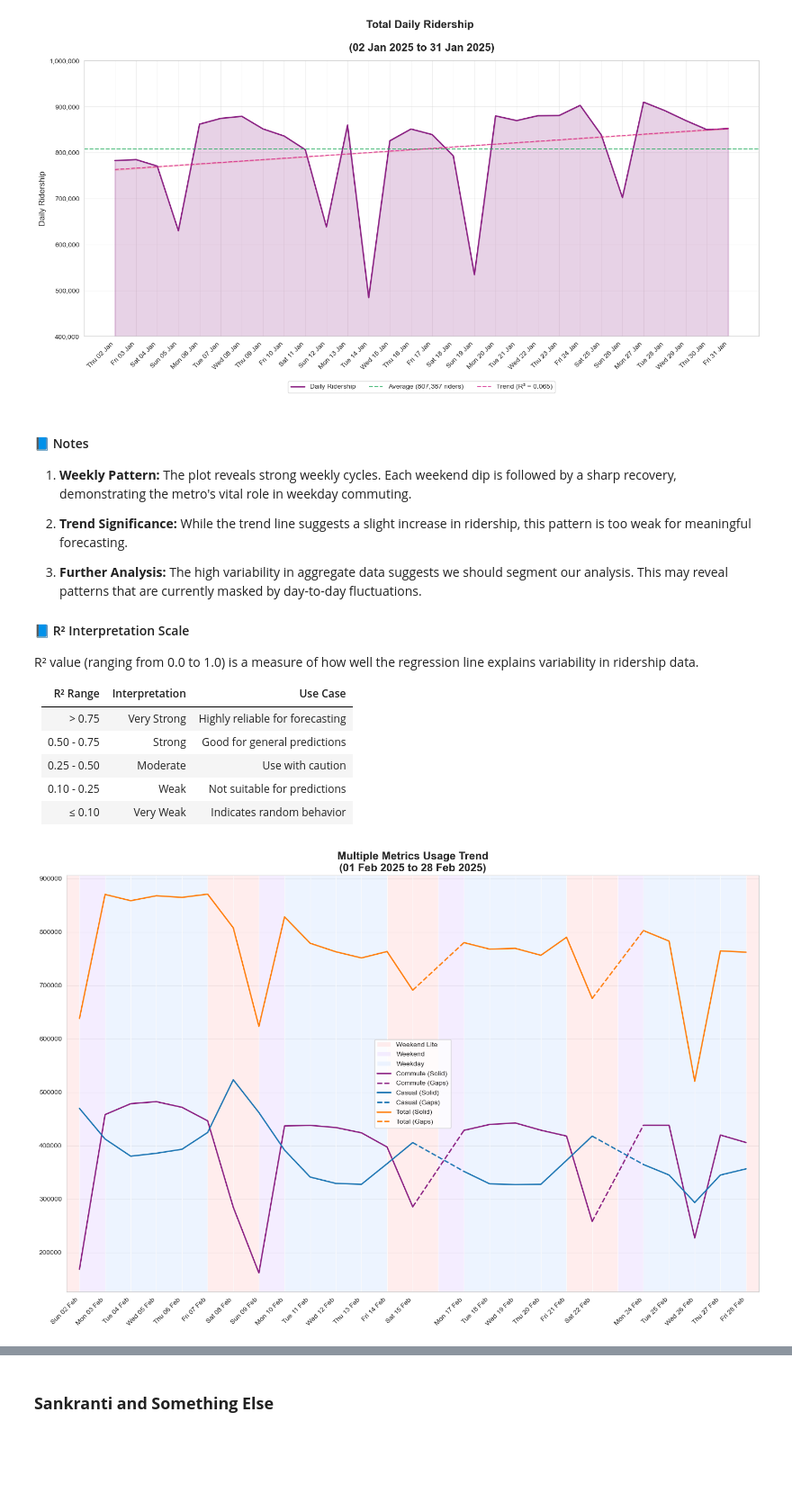
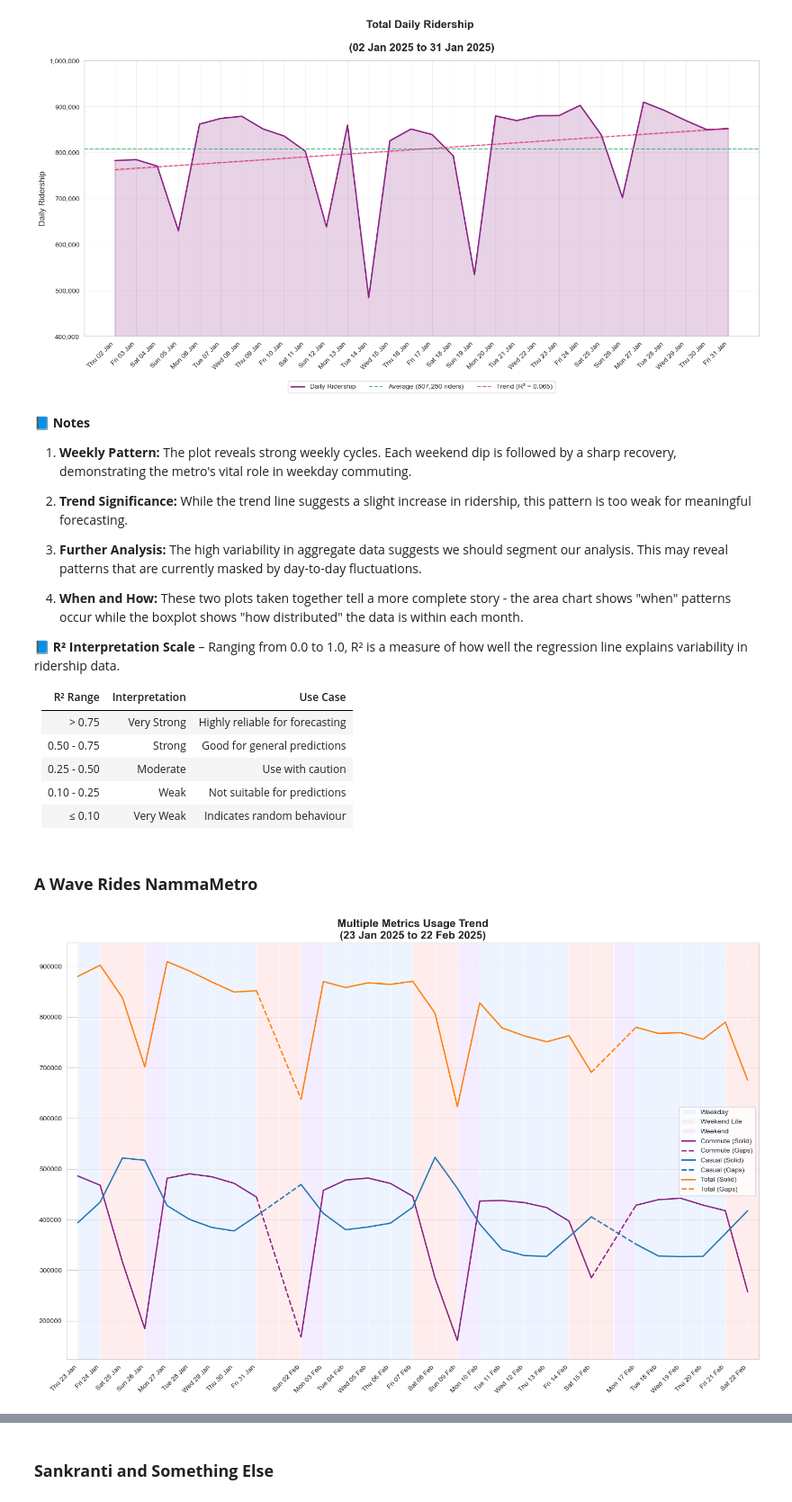
Before and after one commit to thecont1/namma-metro-ridership-tracker, a Jupyter notebook: ridership_3analysis.ipynb, the cells around one changed output, grey strips where cells are left out. Shown at 90% size. Saved outputs shown, nothing was run; the diff lists cells and outputs as text; code cells hidden in the pictures; blank space fills up the shorter version.

```diff
--- a/ridership_3analysis.ipynb
+++ b/ridership_3analysis.ipynb
@@ -310,7 +312,7 @@ df[['Record Date', 'Day of Week', 'Total Riders']].tail(7)
 # %% [markdown]
 ### **Total Daily Ridership by Day of Week**
 # %%
-number_of_days = 7 * 6
+number_of_days = 7 * 8
 days = ['Monday', 'Tuesday', 'Wednesday', 'Thursday', 'Friday', 'Saturday']
 colors = {
     'Monday':    '#2E86C1', # Blue
@@ -387,7 +389,7 @@ Name: count, dtype: int64
 number_of_days = 7*13
 end_date = pd.to_datetime('2025-02-08')
 start_date = max(end_date - pd.Timedelta(days=number_of_days-1), df['Record Date'].min())
-exclude_dates = ['2025-01-14', '2025-01-15', '2025-01-16']
+exclude_dates = ['2025-01-14', '2025-01-15', '2025-01-16', '2025-01-25']
 # %%
 # Average Daily Ridership by Day of Week: the weekly_average data
 rename_map = {
@@ -1001,7 +1017,7 @@ ax = plot_ridership_trend(plot_this_df, base_value=400000)
 # %% [output]
 [figure]
 # %% [markdown]
-#### 📘 Notes
+**📘 Notes**
 
 1. **Weekly Pattern:** The plot reveals strong weekly cycles. Each weekend dip is followed by a sharp recovery, demonstrating the metro's vital role in weekday commuting.
 
@@ -1009,9 +1025,9 @@ ax = plot_ridership_trend(plot_this_df, base_value=400000)
 
 3. **Further Analysis:** The high variability in aggregate data suggests we should segment our analysis. This may reveal patterns that are currently masked by day-to-day fluctuations.
 
-#### 📘 R² Interpretation Scale
+4. **When and How:**  These two plots taken together tell a more complete story - the area chart shows "when" patterns occur while the boxplot shows "how distributed" the data is within each month.
 
-R² value (ranging from 0.0 to 1.0) is a measure of how well the regression line explains variability in ridership data.
+**📘 R² Interpretation Scale** – Ranging from 0.0 to 1.0, R² is a measure of how well the regression line explains variability in ridership data.
 
 <small>
 
@@ -1021,9 +1037,11 @@ R² value (ranging from 0.0 to 1.0) is a measure of how well the regression line
 | 0.50 - 0.75 | Strong | Good for general predictions |
 | 0.25 - 0.50 | Moderate | Use with caution |
 | 0.10 - 0.25 | Weak | Not suitable for predictions |
-| ≤ 0.10 | Very Weak | Indicates random behavior |
+| ≤ 0.10 | Very Weak | Indicates random behaviour |
 
 </small>
+# %% [markdown]
+### **A Wave Rides NammaMetro**
 # %%
 def plot_passes_trend(df,
                       number_of_days=None,
@@ -1168,13 +1186,13 @@ def plot_passes_trend(df,
     else:
         return None, None
 # %%
-end_date = '2025-02-28'
-number_of_days = 28
+end_date = '2025-02-22'
+number_of_days = 31
 pass_types = ['Commute', 'Casual', 'Total']
 
 ax = plot_passes_trend(df2,
                     number_of_days=number_of_days,
                     end_date=end_date,
                     pass_types=pass_types)
 # %% [output]
-[figure, old version]
+[figure, new version]
```
Also changed, not shown: parts of 40 cells of this notebook, 1 other file.
